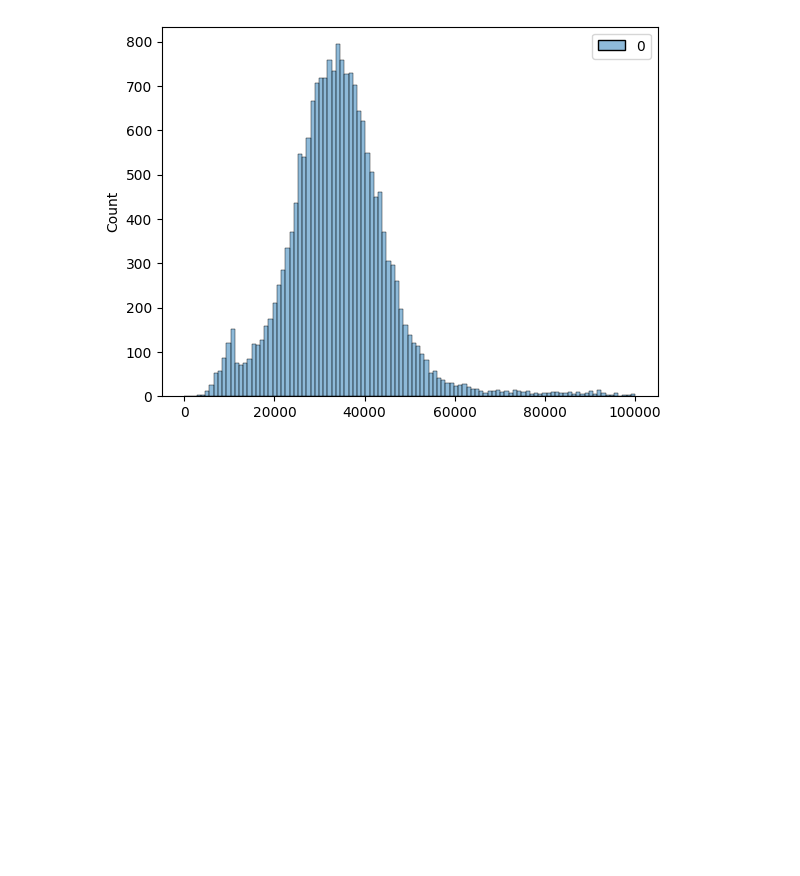
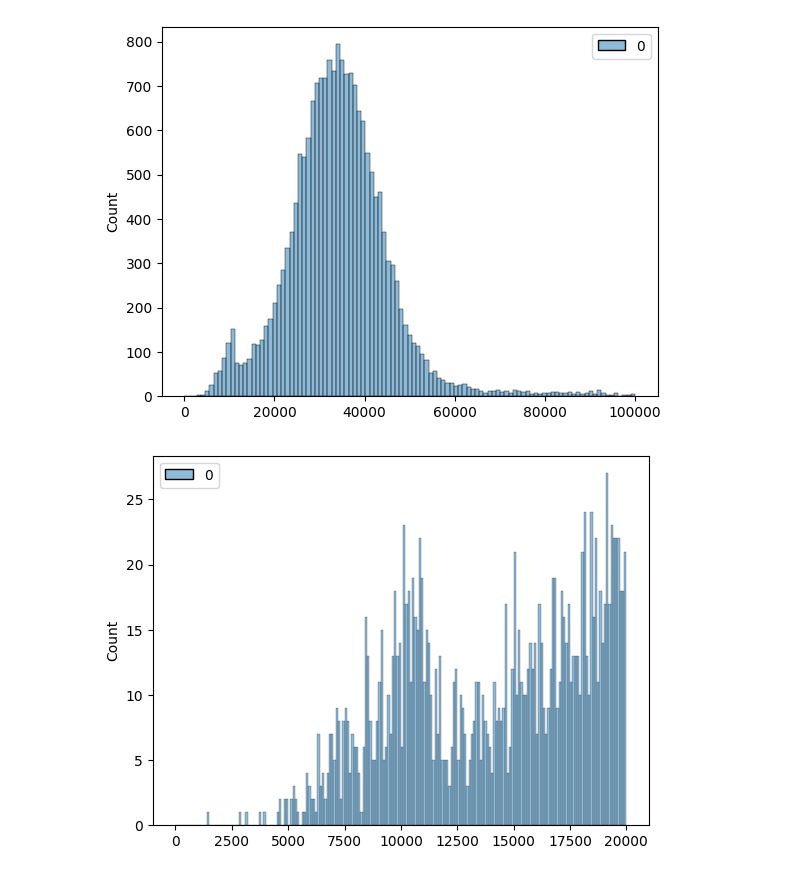
Before and after one commit to lapythie/dora, a Jupyter notebook: notebooks/posters.ipynb, the cells around one changed output. Drawn from its saved outputs; the diff is of its cells as text; code cells hidden in the pictures; blank space fills up the shorter version.

```diff
--- a/notebooks/posters.ipynb
+++ b/notebooks/posters.ipynb
@@ -138,3 +138,11 @@ sns.histplot(
 );
 # %% [output]
 [figure]
+# %%
+sns.histplot(
+    posterpath2filesize.values()
+    , binrange=(0, 20_000)
+    , bins=200
+);
+# %% [output]
+[figure, added]
```
